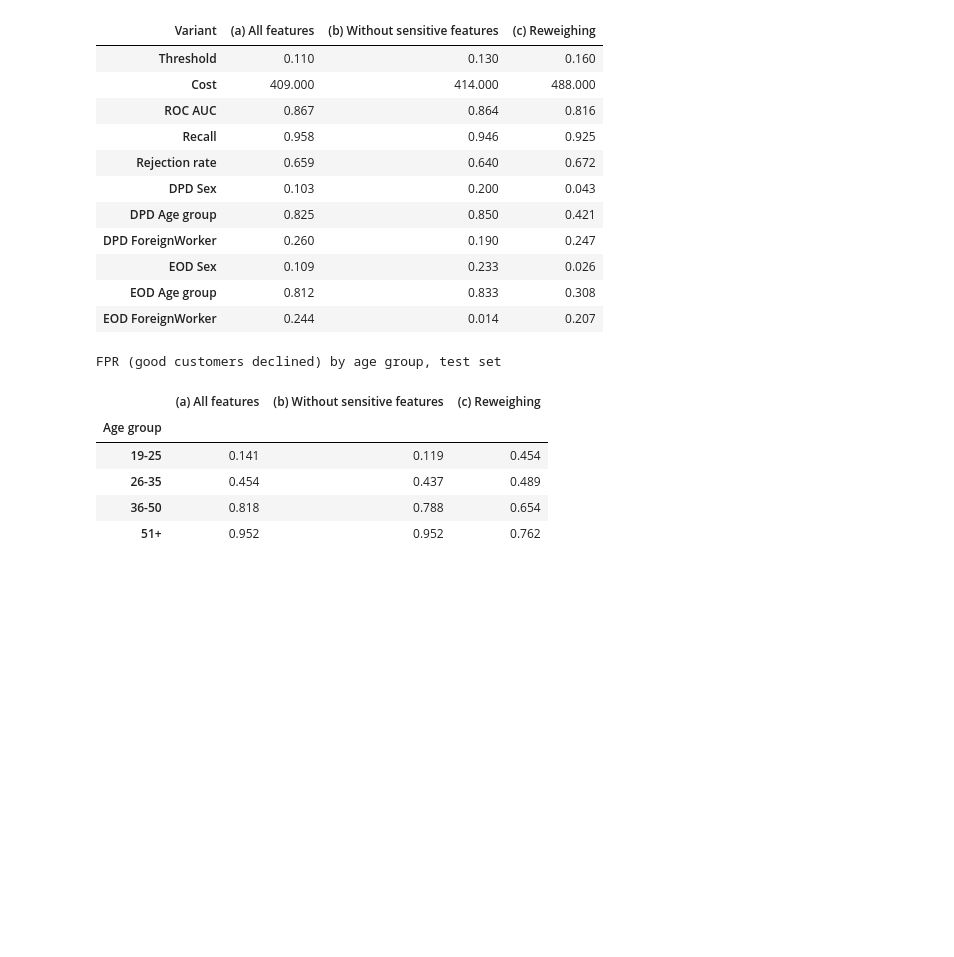
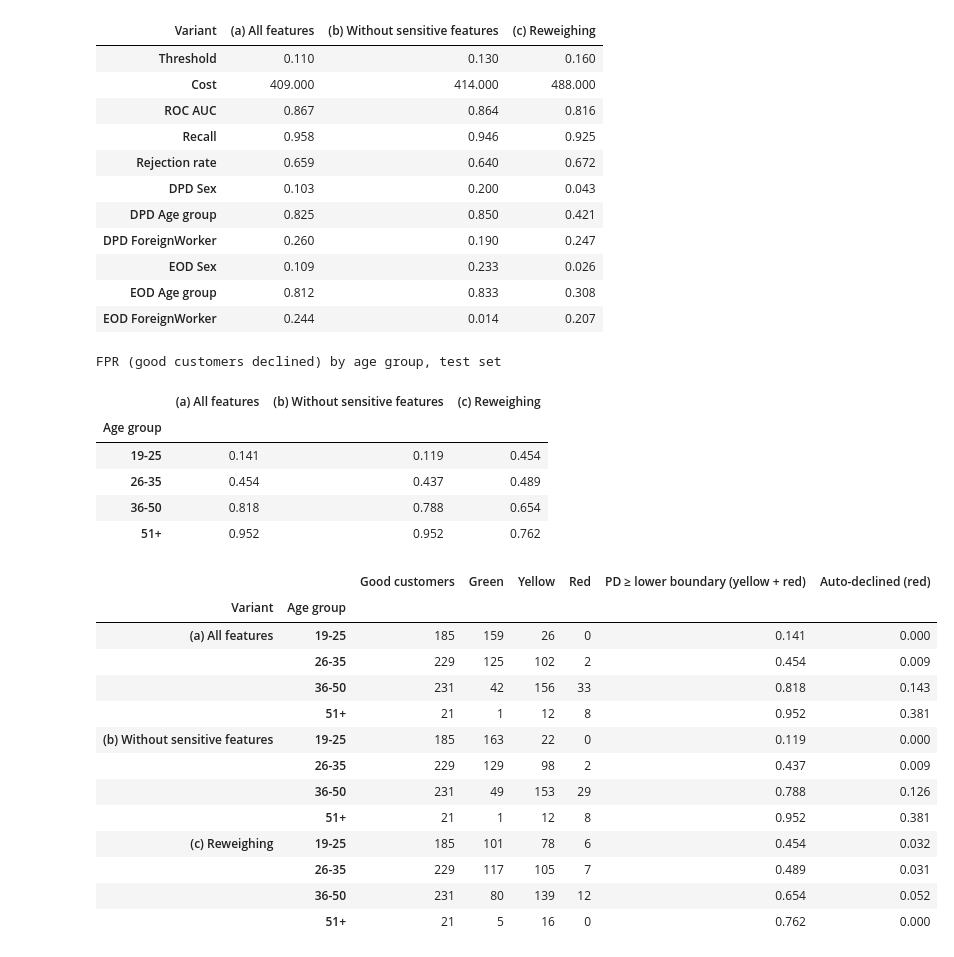
Before and after one commit to cdomat/creditparity, a Jupyter notebook: notebooks/credit_risk_step_6_fairness.ipynb, the cells around one changed output. Saved outputs shown, nothing was run; the diff lists cells and outputs as text; code cells hidden in the pictures; blank space fills up the shorter version.

```diff
--- a/notebooks/credit_risk_step_6_fairness.ipynb
+++ b/notebooks/credit_risk_step_6_fairness.ipynb
@@ -481,6 +541,26 @@ FPR (good customers declined) by age group, test set
 | 26-35 | 0.454 | 0.437 | 0.489 |
 | 36-50 | 0.818 | 0.788 | 0.654 |
 | 51+ | 0.952 | 0.952 | 0.762 |
+# %%
+# Good customers by age group and zone on the test set
+p_test_by_variant = {name: fit_variant(spec, X_train, y_train).predict_proba(X_test)[:, 1]
+                     for name, spec in VARIANTS.items()}
+good_customer_zones(p_test_by_variant, y_te, X_test, thresholds, uppers).round(3)
+# %% [output]
+|  |  | Good customers | Green | Yellow | Red | PD ≥ lower boundary (yellow + red) | Auto-declined (red) |
+| Variant | Age group |  |  |  |  |  |  |
+| (a) All features | 19-25 | 185 | 159 | 26 | 0 | 0.141 | 0.000 |
+|  | 26-35 | 229 | 125 | 102 | 2 | 0.454 | 0.009 |
+|  | 36-50 | 231 | 42 | 156 | 33 | 0.818 | 0.143 |
+|  | 51+ | 21 | 1 | 12 | 8 | 0.952 | 0.381 |
+| (b) Without sensitive features | 19-25 | 185 | 163 | 22 | 0 | 0.119 | 0.000 |
+|  | 26-35 | 229 | 129 | 98 | 2 | 0.437 | 0.009 |
+|  | 36-50 | 231 | 49 | 153 | 29 | 0.788 | 0.126 |
+|  | 51+ | 21 | 1 | 12 | 8 | 0.952 | 0.381 |
+| (c) Reweighing | 19-25 | 185 | 101 | 78 | 6 | 0.454 | 0.032 |
+|  | 26-35 | 229 | 117 | 105 | 7 | 0.489 | 0.031 |
+|  | 36-50 | 231 | 80 | 139 | 12 | 0.654 | 0.052 |
+|  | 51+ | 21 | 5 | 16 | 0 | 0.762 | 0.000 |
 # %% [markdown]
 **Result (d) – test set (1,000 applications).** The test set confirms the out-of-fold findings:
 
```
Also changed, not shown: parts of 11 cells of this notebook, 3 other files.
